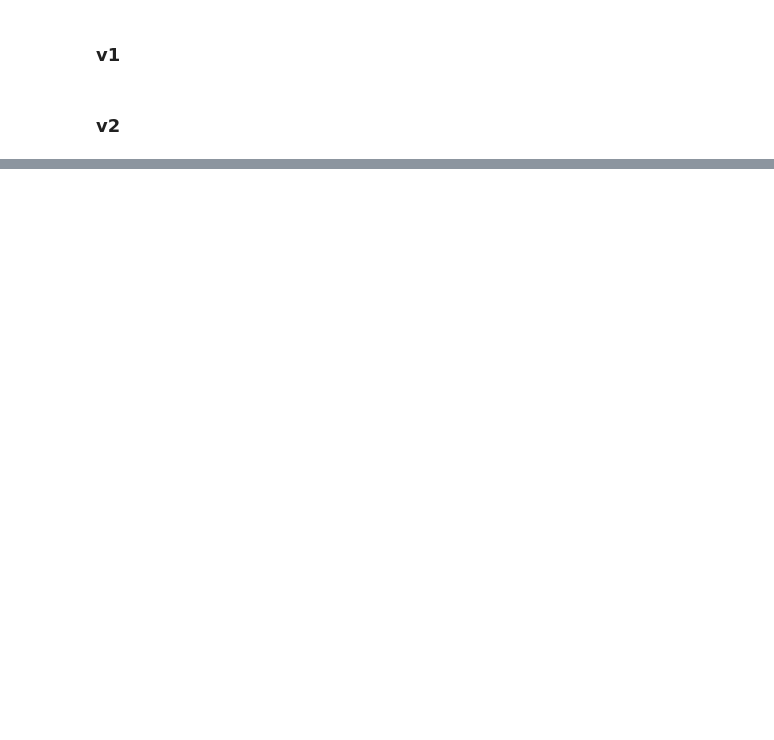
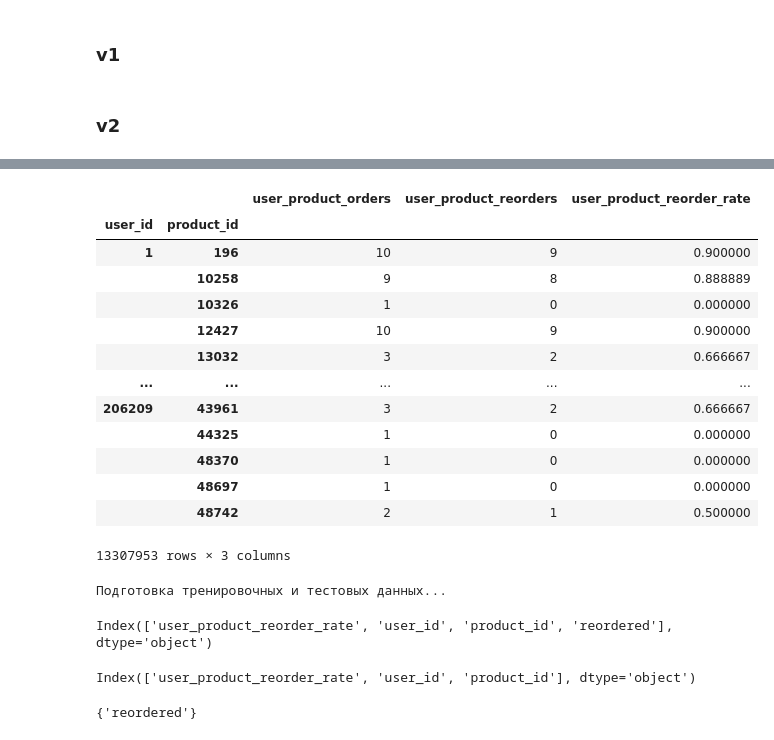
Before and after one commit to GymBros-Marketplace/service-recommendation, a Jupyter notebook: src/ml/notebooks/baseline.ipynb, the cells around one changed output, grey strips where cells are left out. Cells and saved outputs as stored; diff of their text form; code cells hidden in the pictures; blank space fills up the shorter version.

```diff
--- a/src/ml/notebooks/baseline.ipynb
+++ b/src/ml/notebooks/baseline.ipynb
@@ -302,0 +440,21 @@ rec_model.predict(1)
+# %%
+order_products_prior_df = order_products_prior_df.merge(
+    orders_df[["order_id", "user_id"]], on="order_id", how="left"
+)
+# %%
+# Создание базового DataFrame для признаков
+def generate_features(order_products_prior):
+    print("Генерация признаков...")
+
+    # Признаки для каждой пары пользователь-товар
+    user_product_features = order_products_prior.groupby(["user_id", "product_id"]).agg(
+        user_product_orders=("order_id", "count"),
+        user_product_reorders=("reordered", "sum"),
+    )
+    user_product_features["user_product_reorder_rate"] = (
+        user_product_features["user_product_reorders"]
+        / user_product_features["user_product_orders"]
+    )
+
+    # Возврат всех признаков
+    return user_product_features
@@ -302,0 +465,17 @@ rec_model.predict(1)
+# %%
+user_product_features
+# %% [output]
+|  |  | user_product_orders | user_product_reorders | user_product_reorder_rate |
+| user_id | product_id |  |  |  |
+| 1 | 196 | 10 | 9 | 0.900000 |
+|  | 10258 | 9 | 8 | 0.888889 |
+|  | 10326 | 1 | 0 | 0.000000 |
+|  | 12427 | 10 | 9 | 0.900000 |
+|  | 13032 | 3 | 2 | 0.666667 |
+| ... | ... | ... | ... | ... |
+| 206209 | 43961 | 3 | 2 | 0.666667 |
+|  | 44325 | 1 | 0 | 0.000000 |
+|  | 48370 | 1 | 0 | 0.000000 |
+|  | 48697 | 1 | 0 | 0.000000 |
+|  | 48742 | 2 | 1 | 0.500000 |
+13307953 rows × 3 columns
@@ -302,0 +533,18 @@ rec_model.predict(1)
+# %%
+train_data, test_data = prepare_train_test_data(
+    orders_df, order_products_prior_df, order_products_train_df, user_product_features
+)
+# %% [output]
+Подготовка тренировочных и тестовых данных...
+# %%
+train_data.columns
+# %% [output]
+Index(['user_product_reorder_rate', 'user_id', 'product_id', 'reordered'], dtype='object')
+# %%
+test_data.columns
+# %% [output]
+Index(['user_product_reorder_rate', 'user_id', 'product_id'], dtype='object')
+# %%
+set(train_data.columns) - set(test_data.columns)
+# %% [output]
+{'reordered'}
```
Also changed, not shown: parts of 34 cells of this notebook.
